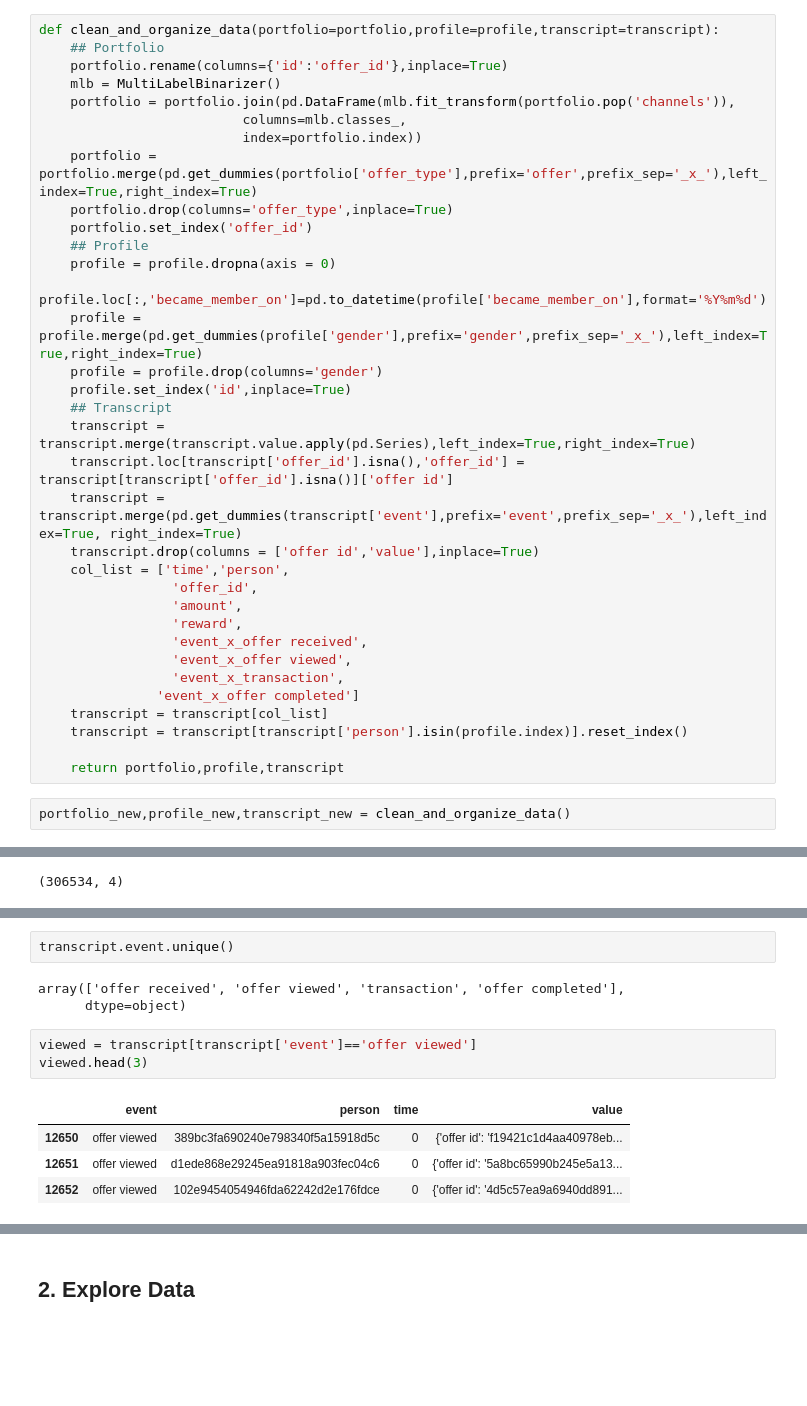
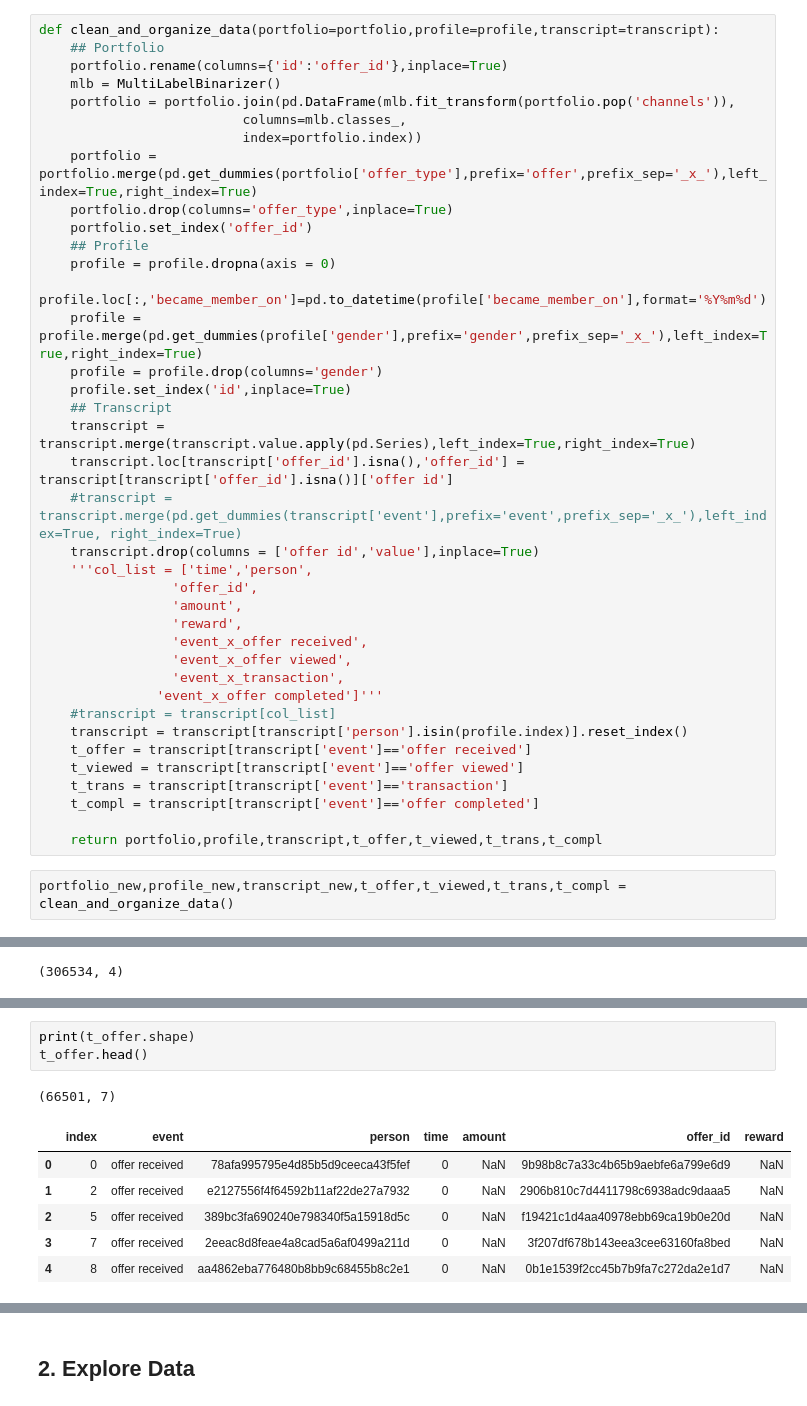
Before and after one commit to TomCanty/StarbucksCapstone, a Jupyter notebook: Starbucks_Capstone_notebook.ipynb, the cells around one changed output, grey strips where cells are left out. Drawn from its saved outputs; the diff is of its cells as text; blank space fills up the shorter version.

```diff
--- a/Starbucks_Capstone_notebook.ipynb
+++ b/Starbucks_Capstone_notebook.ipynb
@@ -108,22 +97,26 @@ def clean_and_organize_data(portfolio=portfolio,profile=profile,transcript=trans
     ## Transcript
     transcript = transcript.merge(transcript.value.apply(pd.Series),left_index=True,right_index=True)
     transcript.loc[transcript['offer_id'].isna(),'offer_id'] = transcript[transcript['offer_id'].isna()]['offer id']
-    transcript = transcript.merge(pd.get_dummies(transcript['event'],prefix='event',prefix_sep='_x_'),left_index=True, right_index=True)
+    #transcript = transcript.merge(pd.get_dummies(transcript['event'],prefix='event',prefix_sep='_x_'),left_index=True, right_index=True)
     transcript.drop(columns = ['offer id','value'],inplace=True)
-    col_list = ['time','person',
+    '''col_list = ['time','person',
                  'offer_id',
                  'amount',
                  'reward',
                  'event_x_offer received',
                  'event_x_offer viewed',
                  'event_x_transaction',
-               'event_x_offer completed']
-    transcript = transcript[col_list]
+               'event_x_offer completed']'''
+    #transcript = transcript[col_list]
     transcript = transcript[transcript['person'].isin(profile.index)].reset_index()
+    t_offer = transcript[transcript['event']=='offer received']
+    t_viewed = transcript[transcript['event']=='offer viewed']
+    t_trans = transcript[transcript['event']=='transaction']
+    t_compl = transcript[transcript['event']=='offer completed']
 
-    return portfolio,profile,transcript
+    return portfolio,profile,transcript,t_offer,t_viewed,t_trans,t_compl
 # %%
-portfolio_new,profile_new,transcript_new = clean_and_organize_data()
+portfolio_new,profile_new,transcript_new,t_offer,t_viewed,t_trans,t_compl = clean_and_organize_data()
 # %% [output]
 A value is trying to be set on a copy of a slice from a DataFrame.
 Try using .loc[row_indexer,col_indexer] = value instead
@@ -195,13 +165,11 @@ offer.head(3)
-# %%
-transcript.event.unique()
-# %% [output]
-array(['offer received', 'offer viewed', 'transaction', 'offer completed'],
-      dtype=object)
-# %%
-viewed = transcript[transcript['event']=='offer viewed']
-viewed.head(3)
-# %% [output]
-|  | event | person | time | value |
-| 12650 | offer viewed | 389bc3fa690240e798340f5a15918d5c | 0 | {'offer id': 'f19421c1d4aa40978eb... |
-| 12651 | offer viewed | d1ede868e29245ea91818a903fec04c6 | 0 | {'offer id': '5a8bc65990b245e5a13... |
-| 12652 | offer viewed | 102e9454054946fda62242d2e176fdce | 0 | {'offer id': '4d5c57ea9a6940dd891... |
+# %%
+print(t_offer.shape)
+t_offer.head()
+# %% [output]
+(66501, 7)
+|  | index | event | person | time | amount | offer_id | reward |
+| 0 | 0 | offer received | 78afa995795e4d85b5d9ceeca43f5fef | 0 | NaN | 9b98b8c7a33c4b65b9aebfe6a799e6d9 | NaN |
+| 1 | 2 | offer received | e2127556f4f64592b11af22de27a7932 | 0 | NaN | 2906b810c7d4411798c6938adc9daaa5 | NaN |
+| 2 | 5 | offer received | 389bc3fa690240e798340f5a15918d5c | 0 | NaN | f19421c1d4aa40978ebb69ca19b0e20d | NaN |
+| 3 | 7 | offer received | 2eeac8d8feae4a8cad5a6af0499a211d | 0 | NaN | 3f207df678b143eea3cee63160fa8bed | NaN |
+| 4 | 8 | offer received | aa4862eba776480b8bb9c68455b8c2e1 | 0 | NaN | 0b1e1539f2cc45b7b9fa7c272da2e1d7 | NaN |
```
Also changed, not shown: parts of 7 cells of this notebook.
